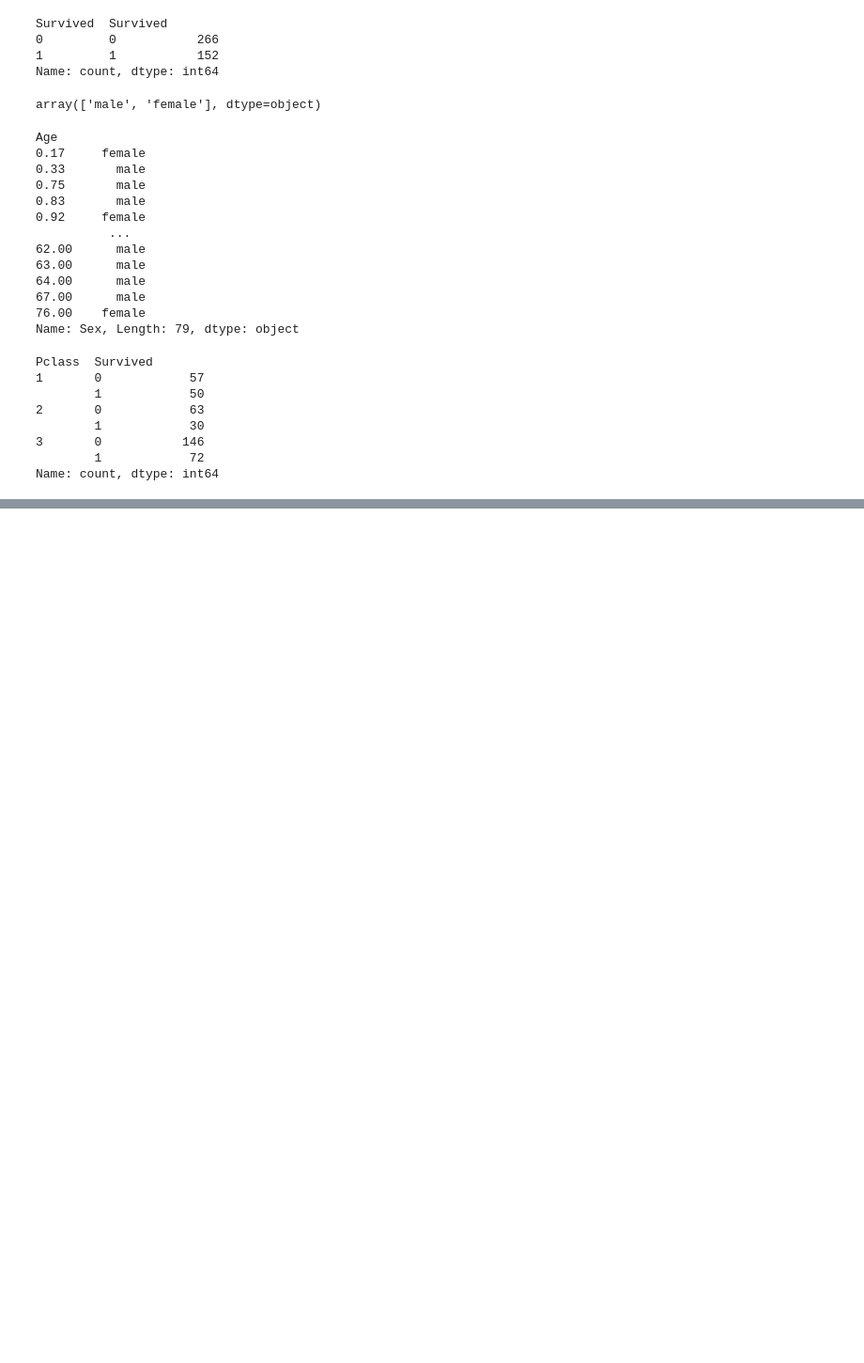
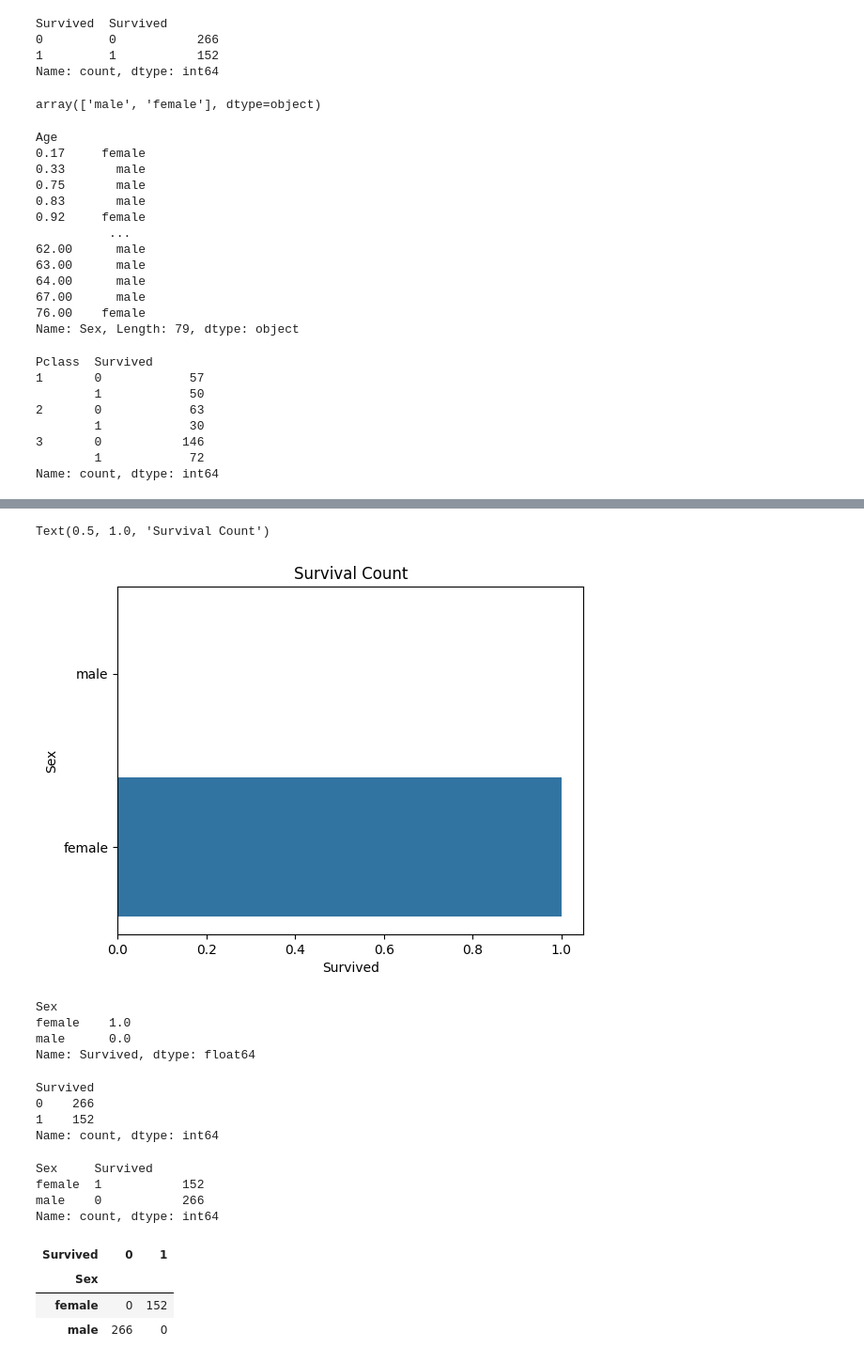
Before and after one commit to Mayankjoshi341/git-code, a Jupyter notebook: data-analysis/titaic.ipynb, the cells around one changed output, grey strips where cells are left out. Shown: that part at 94% size. Saved outputs shown, nothing was run; the diff lists cells and outputs as text; code cells hidden in the pictures; blank space fills up the shorter version.

```diff
--- a/data-analysis/titaic.ipynb
+++ b/data-analysis/titaic.ipynb
@@ -218,0 +232,35 @@ Name: count, dtype: int64
+# %%
+sns.barplot(x='Survived', y = "Sex" ,data=df)
+plt.title("Survival Count")
+# %% [output]
+Text(0.5, 1.0, 'Survival Count')
+[figure, added]
+# %%
+df.groupby("Sex")["Survived"].mean()
+#df["Sex"].groupby(df["Survived"]).value_counts()
+# %% [output]
+Sex
+female    1.0
+male      0.0
+Name: Survived, dtype: float64
+# %%
+df['Survived'].value_counts()
+# %% [output]
+Survived
+0    266
+1    152
+Name: count, dtype: int64
+# %%
+df.groupby('Sex')['Survived'].value_counts()
+# %% [output]
+Sex     Survived
+female  1           152
+male    0           266
+Name: count, dtype: int64
+# %%
+pd.crosstab(df['Sex'], df['Survived'])
+# %% [output]
+| Survived | 0 | 1 |
+| Sex |  |  |
+| female | 0 | 152 |
+| male | 266 | 0 |
```
Also changed, not shown: parts of 5 cells of this notebook, 3 other files.
